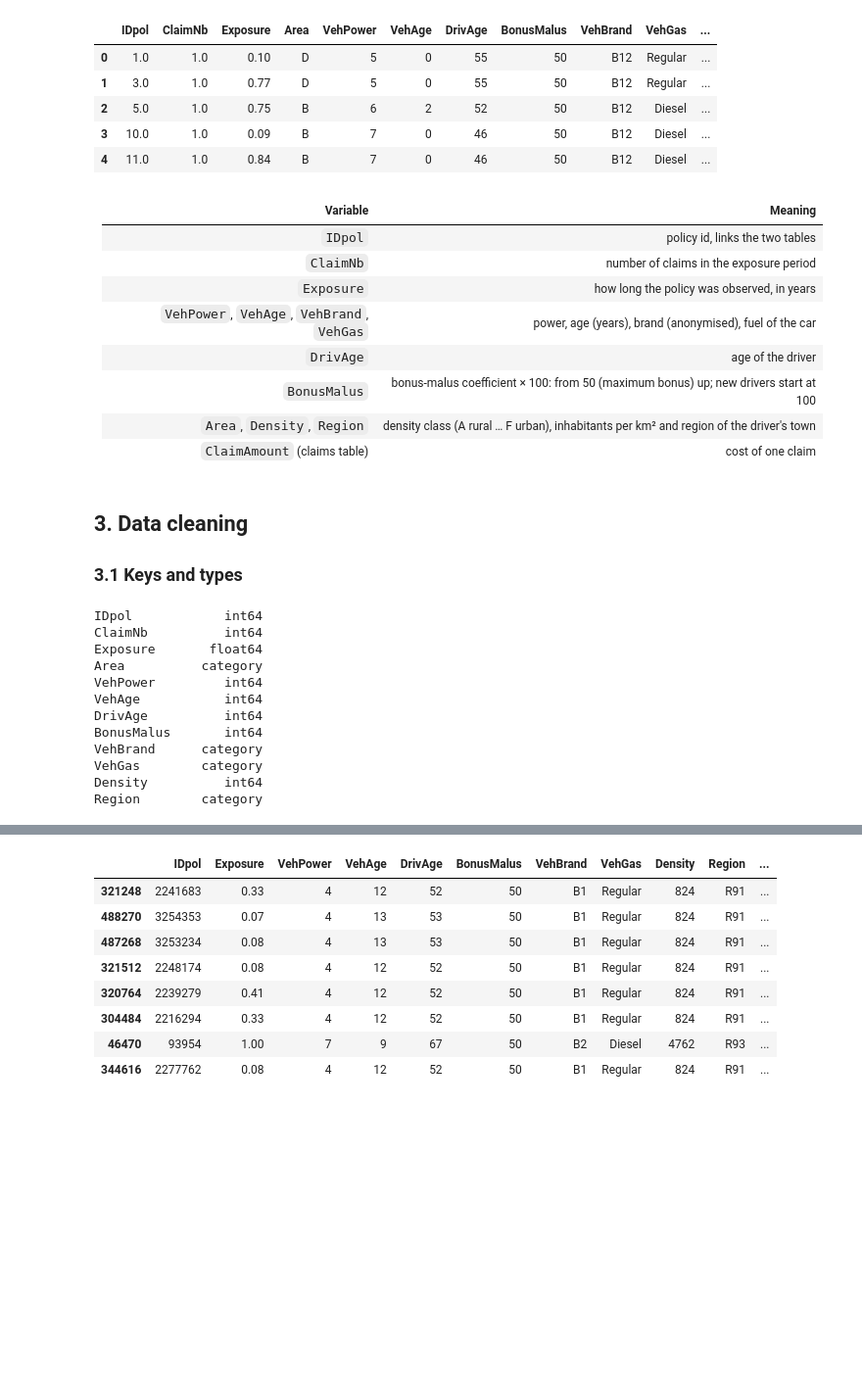
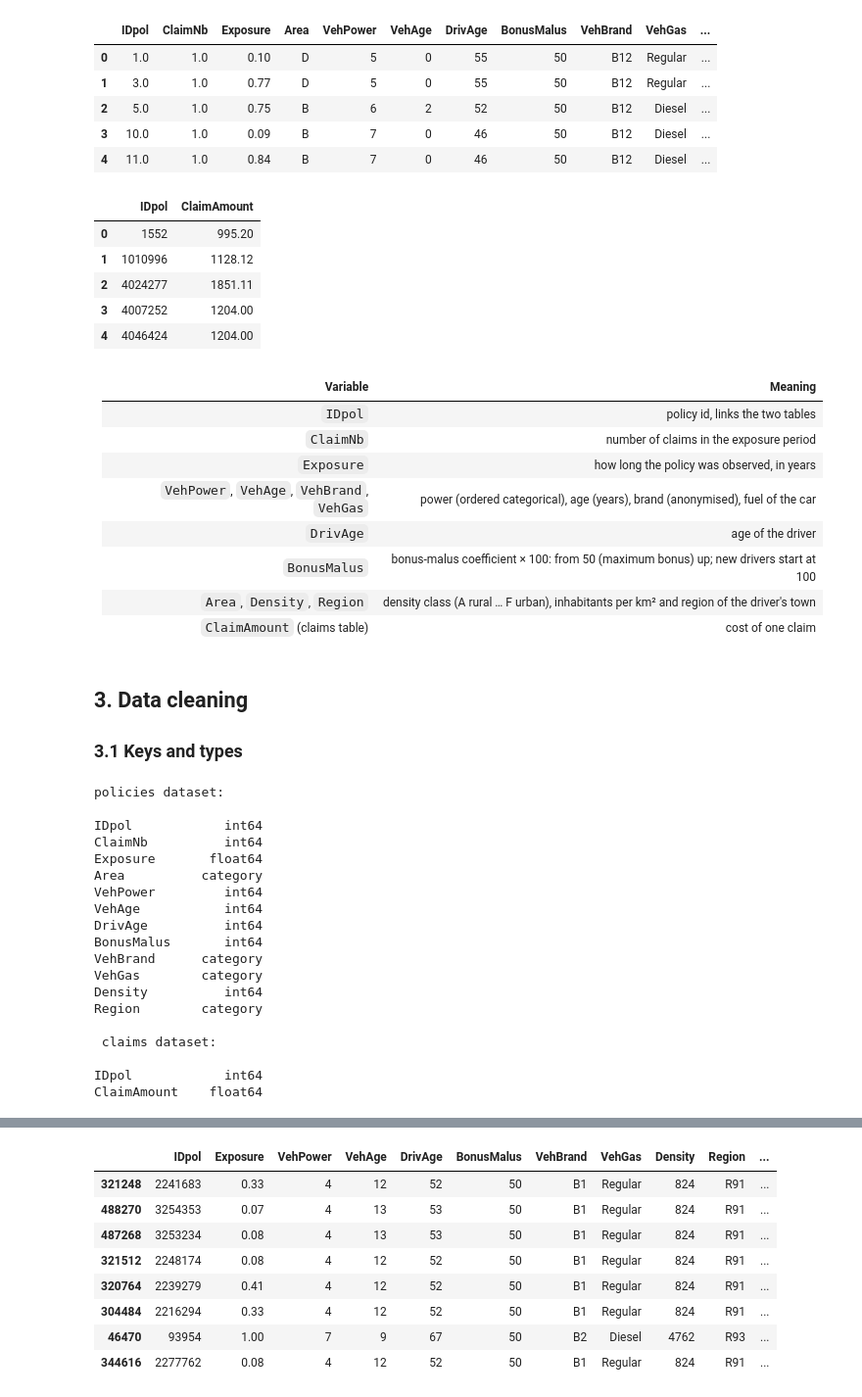
Before and after one commit to tommasocortopassi/motor-insurance-pricing, a Jupyter notebook: Motor_Insurance_Pricing.ipynb, the cells around one changed output, grey strips where cells are left out. Shown at 98% size. Drawn from its saved outputs; the diff is of its cells as text; code cells hidden in the pictures; blank space fills up the shorter version.

```diff
--- a/Motor_Insurance_Pricing.ipynb
+++ b/Motor_Insurance_Pricing.ipynb
@@ -66,34 +71,48 @@ claims:   26,639 rows x 2 columns, missing values: 0
 | 2 | 5.0 | 1.0 | 0.75 | B | 6 | 2 | 52 | 50 | B12 | Diesel | ... |
 | 3 | 10.0 | 1.0 | 0.09 | B | 7 | 0 | 46 | 50 | B12 | Diesel | ... |
 | 4 | 11.0 | 1.0 | 0.84 | B | 7 | 0 | 46 | 50 | B12 | Diesel | ... |
+# %%
+claims.head()
+# %% [output]
+|  | IDpol | ClaimAmount |
+| 0 | 1552 | 995.20 |
+| 1 | 1010996 | 1128.12 |
+| 2 | 4024277 | 1851.11 |
+| 3 | 4007252 | 1204.00 |
+| 4 | 4046424 | 1204.00 |
 # %% [markdown]
-| Variable | Meaning |
-|---|---|
-| `IDpol` | policy id, links the two tables |
-| `ClaimNb` | number of claims in the exposure period |
-| `Exposure` | how long the policy was observed, in years |
-| `VehPower`, `VehAge`, `VehBrand`, `VehGas` | power, age (years), brand (anonymised), fuel of the car |
-| `DrivAge` | age of the driver |
-| `BonusMalus` | bonus-malus coefficient × 100: from 50 (maximum bonus) up; new drivers start at 100 |
+| Variable | Meaning                                                                                |
+|---|----------------------------------------------------------------------------------------|
+| `IDpol` | policy id, links the two tables                                                        |
+| `ClaimNb` | number of claims in the exposure period                                                |
+| `Exposure` | how long the policy was observed, in years                                             |
+| `VehPower`, `VehAge`, `VehBrand`, `VehGas` | power (ordered categorical), age (years), brand (anonymised), fuel of the car                              |
+| `DrivAge` | age of the driver                                                                      |
+| `BonusMalus` | bonus-malus coefficient × 100: from 50 (maximum bonus) up; new drivers start at 100    |
 | `Area`, `Density`, `Region` | density class (A rural … F urban), inhabitants per km² and region of the driver's town |
-| `ClaimAmount` (claims table) | cost of one claim |
+| `ClaimAmount` (claims table) | cost of one claim                                                                      |
 # %% [markdown]
 ## 3. Data cleaning
 
 ### 3.1 Keys and types
 # %%
 # IDpol and ClaimNb are stored as floats in the R file: check they are whole numbers, then cast.
-assert policies["IDpol"].is_unique
-assert (policies["IDpol"] % 1 == 0).all() and (policies["ClaimNb"] % 1 == 0).all()
+assert policies["IDpol"].is_unique #Check that policies are uniquely determined
+assert (policies["IDpol"] % 1 == 0).all() and (policies["ClaimNb"] % 1 == 0).all() #Check for errors in ID number of policies and number of claims
 
 INT_COLS = ["IDpol", "ClaimNb", "VehPower", "VehAge", "DrivAge", "BonusMalus", "Density"]
-policies[INT_COLS] = policies[INT_COLS].astype("int64")
+policies[INT_COLS] = policies[INT_COLS].astype("int64") #Convert integer columns in int types
 for col in ["Area", "VehBrand", "VehGas", "Region"]:
-    policies[col] = policies[col].astype(str).astype("category")
+    policies[col] = policies[col].astype(str).astype("category") #Transform in str first to avoid potential errors
 claims["IDpol"] = claims["IDpol"].astype("int64")
+print("policies dataset:\n")
+print(policies.dtypes.to_string())
 
-print(policies.dtypes.to_string())
+print("\n claims dataset:\n")
+print(claims.dtypes.to_string())
 # %% [output]
+policies dataset:
+
 IDpol            int64
 ClaimNb          int64
 Exposure       float64
@@ -106,3 +125,8 @@ VehBrand      category
 VehGas        category
 Density          int64
 Region        category
+
+ claims dataset:
+
+IDpol            int64
+ClaimAmount    float64
```
Also changed, not shown: parts of 20 cells of this notebook, 2 other files.
